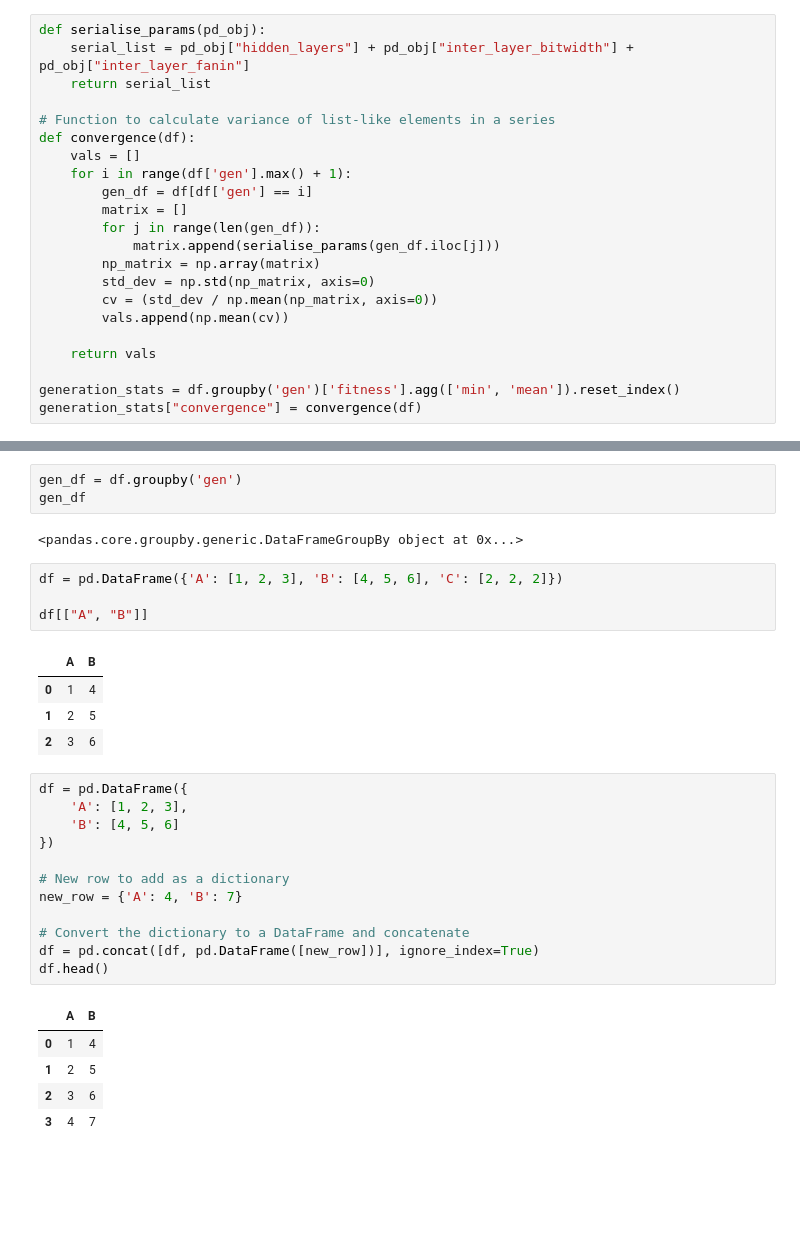
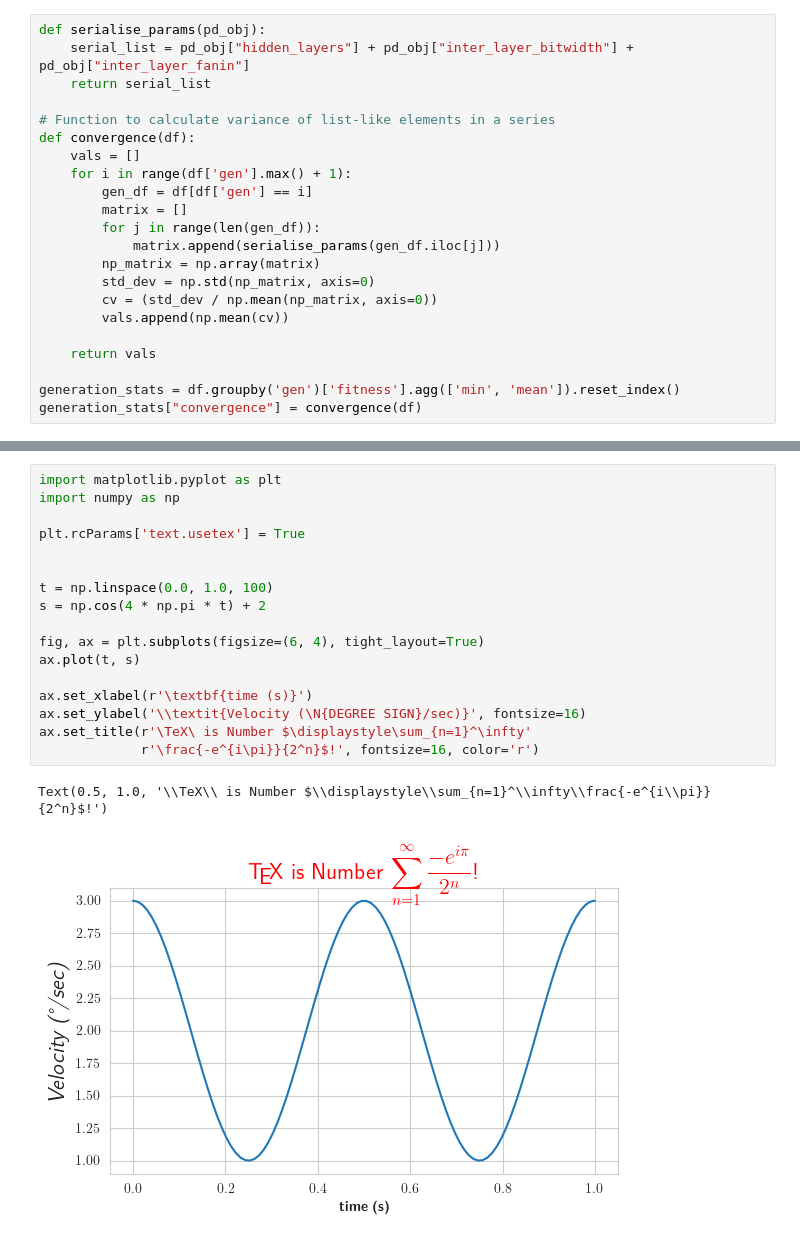
Before and after one commit to poflynn529/logicnets-nas, a Jupyter notebook: examples/cybersecurity/genetic_analysis/df_analysis.ipynb, the cells around one changed output, grey strips where cells are left out. Cells and saved outputs as stored; diff of their text form; blank space fills up the shorter version.

```diff
--- a/examples/cybersecurity/genetic_analysis/df_analysis.ipynb
+++ b/examples/cybersecurity/genetic_analysis/df_analysis.ipynb
@@ -170,32 +120,20 @@ plt.show()
-# %%
-gen_df = df.groupby('gen')
-gen_df
-# %% [output]
-<pandas.core.groupby.generic.DataFrameGroupBy object at 0x...>
-# %%
-df = pd.DataFrame({'A': [1, 2, 3], 'B': [4, 5, 6], 'C': [2, 2, 2]})
-
-df[["A", "B"]]
-# %% [output]
-|  | A | B |
-| 0 | 1 | 4 |
-| 1 | 2 | 5 |
-| 2 | 3 | 6 |
-# %%
-df = pd.DataFrame({
-    'A': [1, 2, 3],
-    'B': [4, 5, 6]
-})
-
-# New row to add as a dictionary
-new_row = {'A': 4, 'B': 7}
-
-# Convert the dictionary to a DataFrame and concatenate
-df = pd.concat([df, pd.DataFrame([new_row])], ignore_index=True)
-df.head()
-# %% [output]
-|  | A | B |
-| 0 | 1 | 4 |
-| 1 | 2 | 5 |
-| 2 | 3 | 6 |
-| 3 | 4 | 7 |
+# %%
+import matplotlib.pyplot as plt
+import numpy as np
+
+plt.rcParams['text.usetex'] = True
+
+
+t = np.linspace(0.0, 1.0, 100)
+s = np.cos(4 * np.pi * t) + 2
+
+fig, ax = plt.subplots(figsize=(6, 4), tight_layout=True)
+ax.plot(t, s)
+
+ax.set_xlabel(r'\textbf{time (s)}')
+ax.set_ylabel('\\textit{Velocity (\N{DEGREE SIGN}/sec)}', fontsize=16)
+ax.set_title(r'\TeX\ is Number $\displaystyle\sum_{n=1}^\infty'
+             r'\frac{-e^{i\pi}}{2^n}$!', fontsize=16, color='r')
+# %% [output]
+Text(0.5, 1.0, '\\TeX\\ is Number $\\displaystyle\\sum_{n=1}^\\infty\\frac{-e^{i\\pi}}{2^n}$!')
+[figure, added]
```
Also changed, not shown: parts of 5 cells of this notebook, 11 other files.
